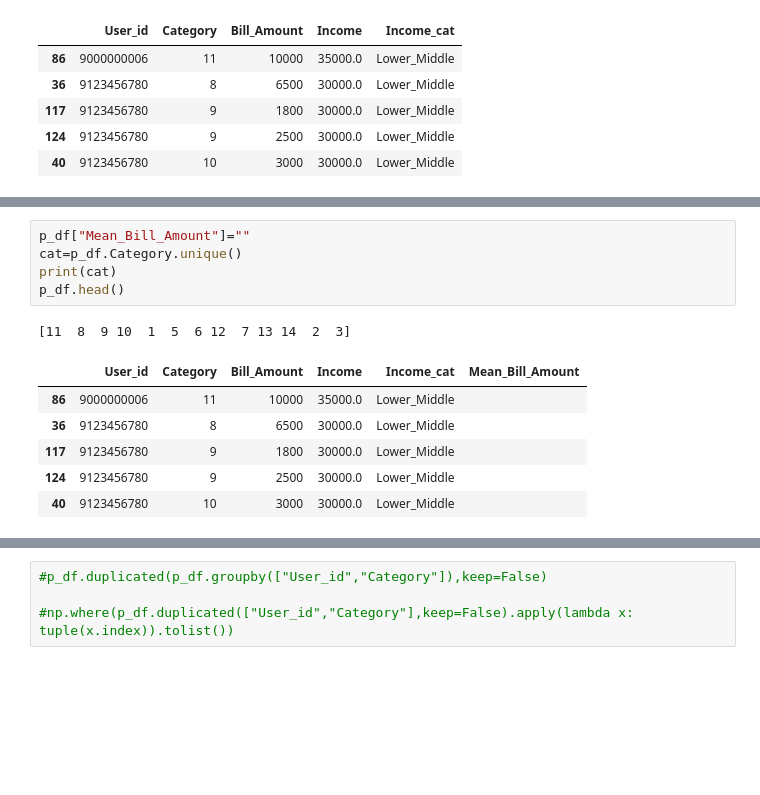
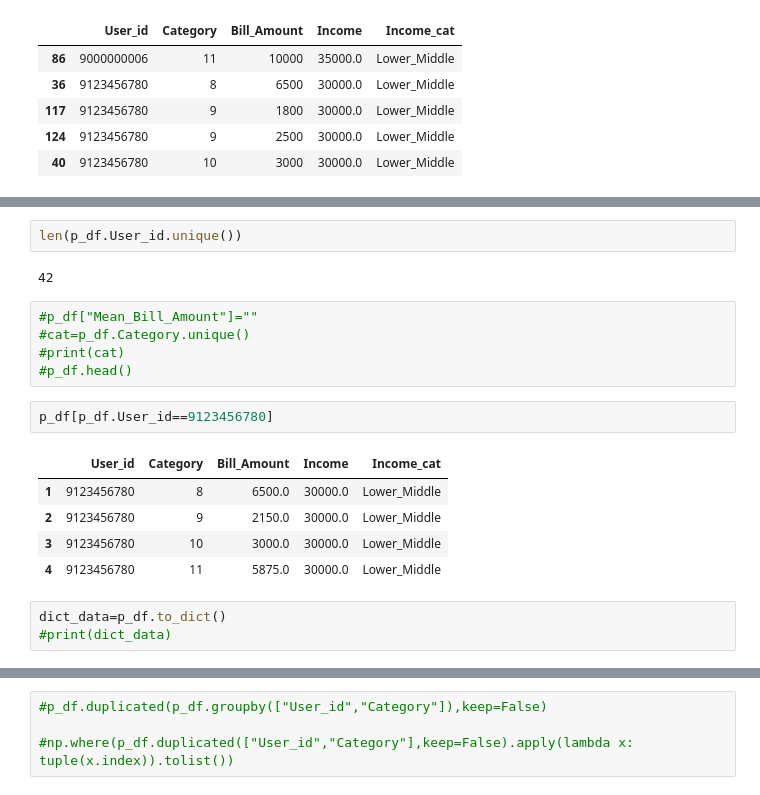
Before and after one commit to sindhushap/My_First_project1, a Jupyter notebook: Data_science_25.26.ipynb, the cells around one changed output, grey strips where cells are left out. Drawn from its saved outputs; the diff is of its cells as text; blank space fills up the shorter version.

```diff
--- a/Data_science_25.26.ipynb
+++ b/Data_science_25.26.ipynb
@@ -493,13 +539,20 @@ p_df.head()
+# %%
+len(p_df.User_id.unique())
+# %% [output]
+42
 # %%
-p_df["Mean_Bill_Amount"]=""
-cat=p_df.Category.unique()
-print(cat)
-p_df.head()
+#p_df["Mean_Bill_Amount"]=""
+#cat=p_df.Category.unique()
+#print(cat)
+#p_df.head()
-# %% [output]
-[11  8  9 10  1  5  6 12  7 13 14  2  3]
-|  | User_id | Category | Bill_Amount | Income | Income_cat | Mean_Bill_Amount |
-| 86 | 9000000006 | 11 | 10000 | 35000.0 | Lower_Middle |  |
-| 36 | 9123456780 | 8 | 6500 | 30000.0 | Lower_Middle |  |
-| 117 | 9123456780 | 9 | 1800 | 30000.0 | Lower_Middle |  |
-| 124 | 9123456780 | 9 | 2500 | 30000.0 | Lower_Middle |  |
-| 40 | 9123456780 | 10 | 3000 | 30000.0 | Lower_Middle |  |
+# %%
+p_df[p_df.User_id==9123456780]
+# %% [output]
+|  | User_id | Category | Bill_Amount | Income | Income_cat |
+| 1 | 9123456780 | 8 | 6500.0 | 30000.0 | Lower_Middle |
+| 2 | 9123456780 | 9 | 2150.0 | 30000.0 | Lower_Middle |
+| 3 | 9123456780 | 10 | 3000.0 | 30000.0 | Lower_Middle |
+| 4 | 9123456780 | 11 | 5875.0 | 30000.0 | Lower_Middle |
+# %%
+dict_data=p_df.to_dict()
+#print(dict_data)
```
Also changed, not shown: parts of 20 cells of this notebook.
